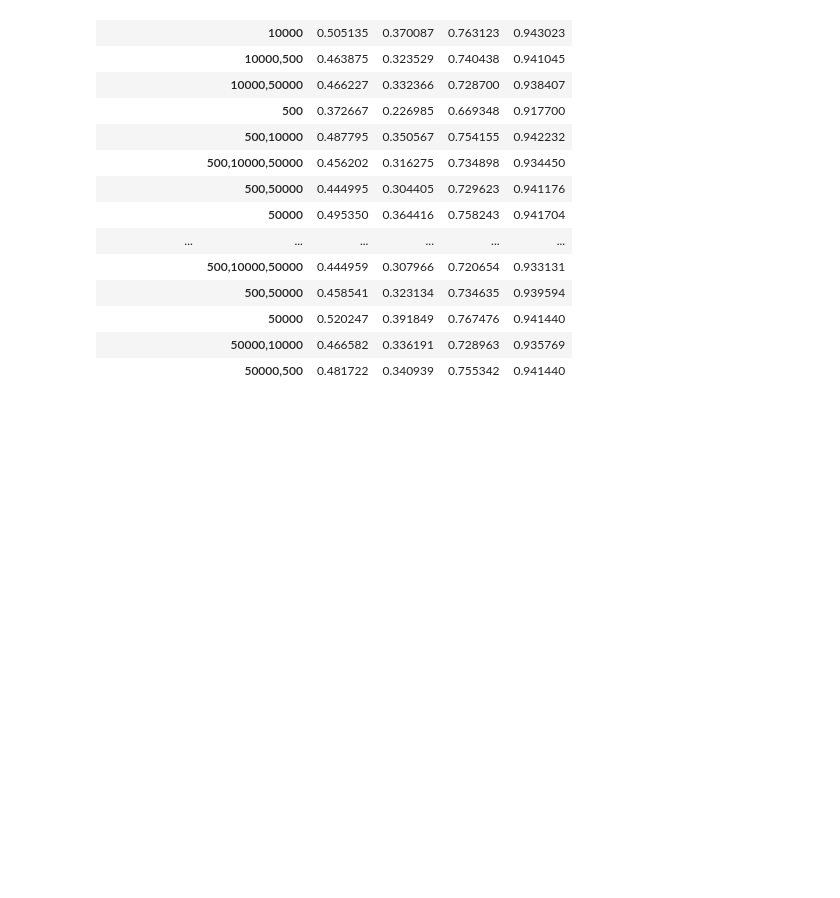
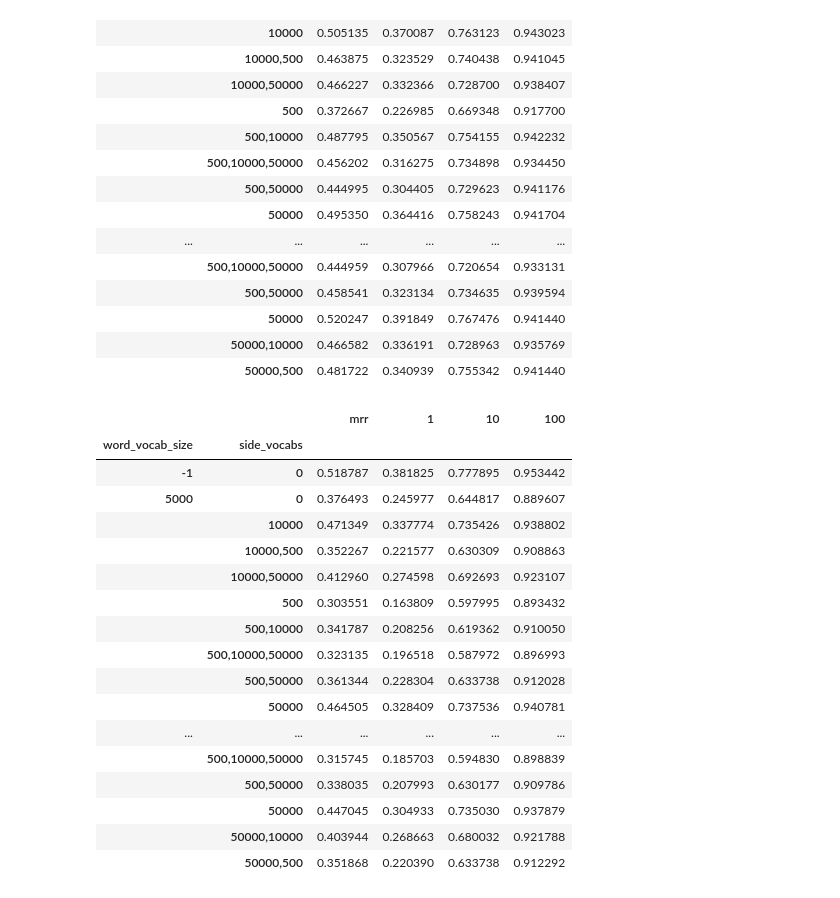
Before and after one commit to rohitg1594/GNN-Semantic-Similarity, a Jupyter notebook: nbooks/Grid Search Results.ipynb, the cells around one changed output. Saved outputs shown, nothing was run; the diff lists cells and outputs as text; code cells hidden in the pictures; blank space fills up the shorter version.

```diff
--- a/nbooks/Grid Search Results.ipynb
+++ b/nbooks/Grid Search Results.ipynb
@@ -526,3 +545,24 @@ df_gcn.groupby(['word_vocab_size', 'side_vocabs']).max()[metrics]
 |  | 50000 | 0.520247 | 0.391849 | 0.767476 | 0.941440 |
 |  | 50000,10000 | 0.466582 | 0.336191 | 0.728963 | 0.935769 |
 |  | 50000,500 | 0.481722 | 0.340939 | 0.755342 | 0.941440 |
+# %%
+df_gcn_mean_main.groupby(['word_vocab_size', 'side_vocabs']).max()[metrics]
+# %% [output]
+|  |  | mrr | 1 | 10 | 100 |
+| word_vocab_size | side_vocabs |  |  |  |  |
+| -1 | 0 | 0.518787 | 0.381825 | 0.777895 | 0.953442 |
+| 5000 | 0 | 0.376493 | 0.245977 | 0.644817 | 0.889607 |
+|  | 10000 | 0.471349 | 0.337774 | 0.735426 | 0.938802 |
+|  | 10000,500 | 0.352267 | 0.221577 | 0.630309 | 0.908863 |
+|  | 10000,50000 | 0.412960 | 0.274598 | 0.692693 | 0.923107 |
+|  | 500 | 0.303551 | 0.163809 | 0.597995 | 0.893432 |
+|  | 500,10000 | 0.341787 | 0.208256 | 0.619362 | 0.910050 |
+|  | 500,10000,50000 | 0.323135 | 0.196518 | 0.587972 | 0.896993 |
+|  | 500,50000 | 0.361344 | 0.228304 | 0.633738 | 0.912028 |
+|  | 50000 | 0.464505 | 0.328409 | 0.737536 | 0.940781 |
+| ... | ... | ... | ... | ... | ... |
+|  | 500,10000,50000 | 0.315745 | 0.185703 | 0.594830 | 0.898839 |
+|  | 500,50000 | 0.338035 | 0.207993 | 0.630177 | 0.909786 |
+|  | 50000 | 0.447045 | 0.304933 | 0.735030 | 0.937879 |
+|  | 50000,10000 | 0.403944 | 0.268663 | 0.680032 | 0.921788 |
+|  | 50000,500 | 0.351868 | 0.220390 | 0.633738 | 0.912292 |
```
Also changed, not shown: parts of 18 cells of this notebook, 7 other files.
